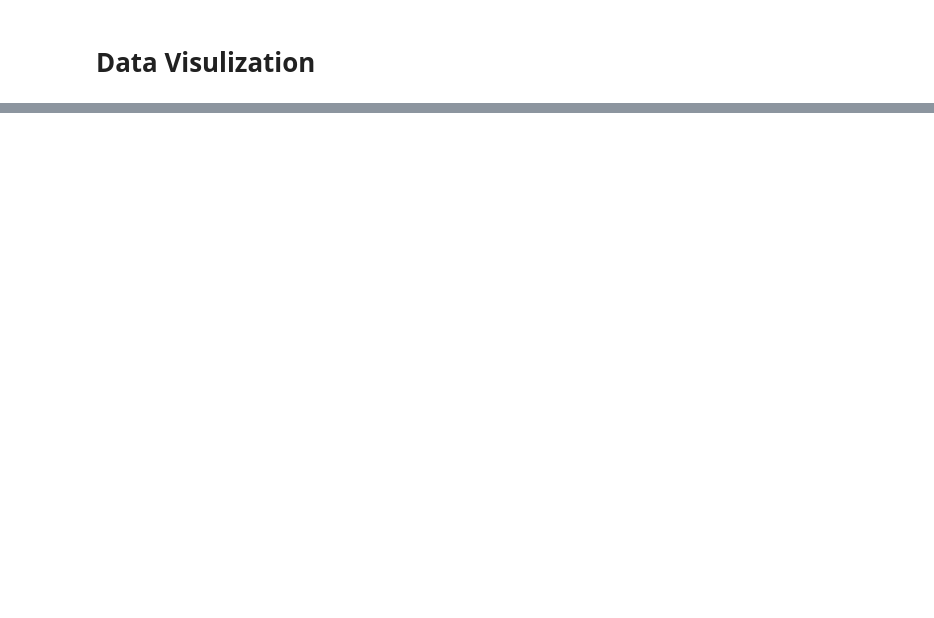
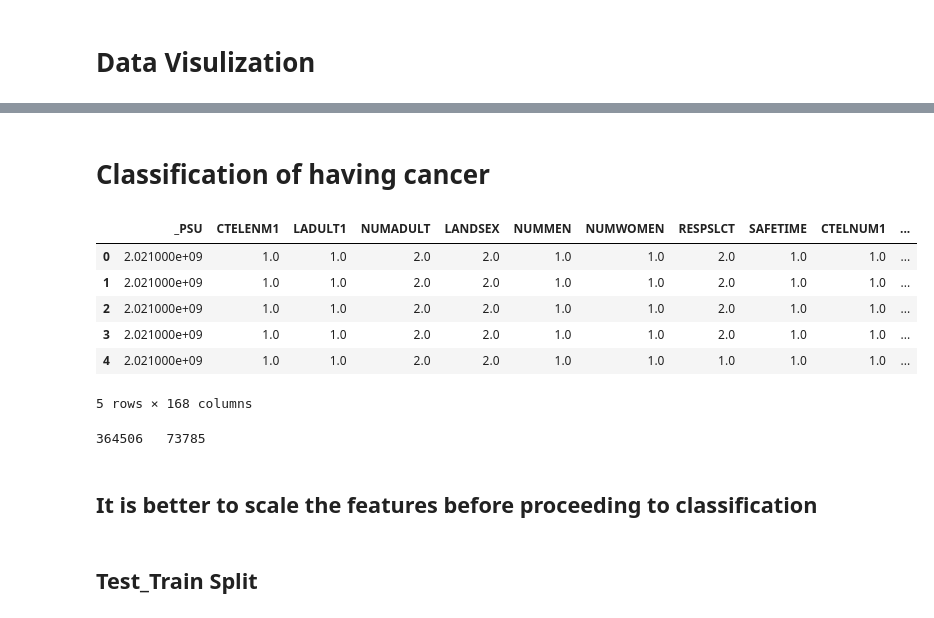
Before and after one commit to Sheryansh96/255Project, a Jupyter notebook: Preprocessing.ipynb, the cells around one changed output, grey strips where cells are left out. Cells and saved outputs as stored; diff of their text form; code cells hidden in the pictures; blank space fills up the shorter version.

```diff
--- a/Preprocessing.ipynb
+++ b/Preprocessing.ipynb
@@ -111,0 +198,12 @@ data_visual = final_data.copy()
+# %% [markdown]
+# Classification of having cancer
+# %%
+final_data.head()
+# %% [output]
+|  | _PSU | CTELENM1 | LADULT1 | NUMADULT | LANDSEX | NUMMEN | NUMWOMEN | RESPSLCT | SAFETIME | CTELNUM1 | ... |
+| 0 | 2.021000e+09 | 1.0 | 1.0 | 2.0 | 2.0 | 1.0 | 1.0 | 2.0 | 1.0 | 1.0 | ... |
+| 1 | 2.021000e+09 | 1.0 | 1.0 | 2.0 | 2.0 | 1.0 | 1.0 | 2.0 | 1.0 | 1.0 | ... |
+| 2 | 2.021000e+09 | 1.0 | 1.0 | 2.0 | 2.0 | 1.0 | 1.0 | 2.0 | 1.0 | 1.0 | ... |
+| 3 | 2.021000e+09 | 1.0 | 1.0 | 2.0 | 2.0 | 1.0 | 1.0 | 2.0 | 1.0 | 1.0 | ... |
+| 4 | 2.021000e+09 | 1.0 | 1.0 | 2.0 | 2.0 | 1.0 | 1.0 | 1.0 | 1.0 | 1.0 | ... |
+5 rows × 168 columns
@@ -111,0 +216,15 @@ data_visual = final_data.copy()
+# %%
+has_cancer = 0
+no_cancer = 0
+for i in cancer_label:
+    if i == 0:
+        has_cancer+=1
+    else:
+        no_cancer+=1
+
+# Actual count of cancer labels below
+print(has_cancer," ",no_cancer)
+# %% [output]
+364506   73785
+# %% [markdown]
+## It is better to scale the features before proceeding to classification
@@ -111,0 +235,2 @@ data_visual = final_data.copy()
+# %% [markdown]
+## Test_Train Split
```
Also changed, not shown: parts of 33 cells of this notebook, 2 other files.
